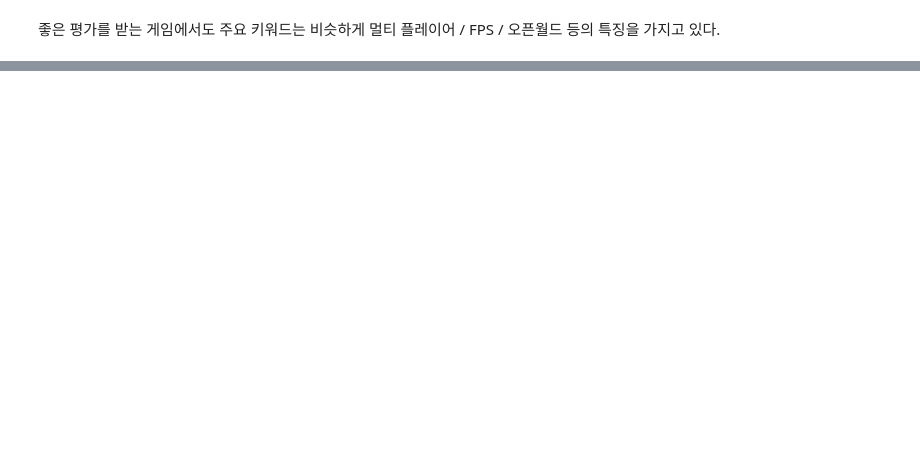
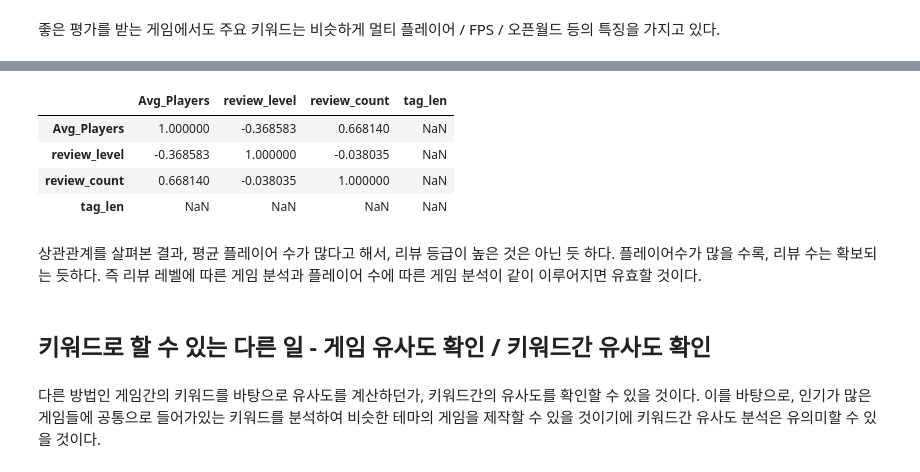
Before and after one commit to SeongwonTak/Data_projects, a Jupyter notebook: Steam_Game_Player_Analysys/Steam_Game_Tag_Analysis.ipynb, the cells around one changed output, grey strips where cells are left out. Drawn from its saved outputs; the diff is of its cells as text; code cells hidden in the pictures; blank space fills up the shorter version.

```diff
--- a/Steam_Game_Player_Analysys/Steam_Game_Tag_Analysis.ipynb
+++ b/Steam_Game_Player_Analysys/Steam_Game_Tag_Analysis.ipynb
@@ -350,0 +382,17 @@ plt.show()
+# %%
+df.corr()
+# %% [output]
+|  | Avg_Players | review_level | review_count | tag_len |
+| Avg_Players | 1.000000 | -0.368583 | 0.668140 | NaN |
+| review_level | -0.368583 | 1.000000 | -0.038035 | NaN |
+| review_count | 0.668140 | -0.038035 | 1.000000 | NaN |
+| tag_len | NaN | NaN | NaN | NaN |
+# %% [markdown]
+상관관계를 살펴본 결과, 평균 플레이어 수가 많다고 해서, 리뷰 등급이 높은 것은 아닌 듯 하다.
+플레이어수가 많을 수록, 리뷰 수는 확보되는 듯하다.
+즉 리뷰 레벨에 따른 게임 분석과 플레이어 수에 따른 게임 분석이 같이 이루어지면 유효할 것이다.
+# %% [markdown]
+## 키워드로 할 수 있는 다른 일 - 게임 유사도 확인 / 키워드간 유사도 확인
+# %% [markdown]
+다른 방법인 게임간의 키워드를 바탕으로 유사도를 계산하던가, 키워드간의 유사도를 확인할 수 있을 것이다.
+이를 바탕으로, 인기가 많은 게임들에 공통으로 들어가있는 키워드를 분석하여 비슷한 테마의 게임을 제작할 수 있을 것이기에 키워드간 유사도 분석은 유의미할 수 있을 것이다.
```
Also changed, not shown: parts of 9 cells of this notebook, 4 other files.
